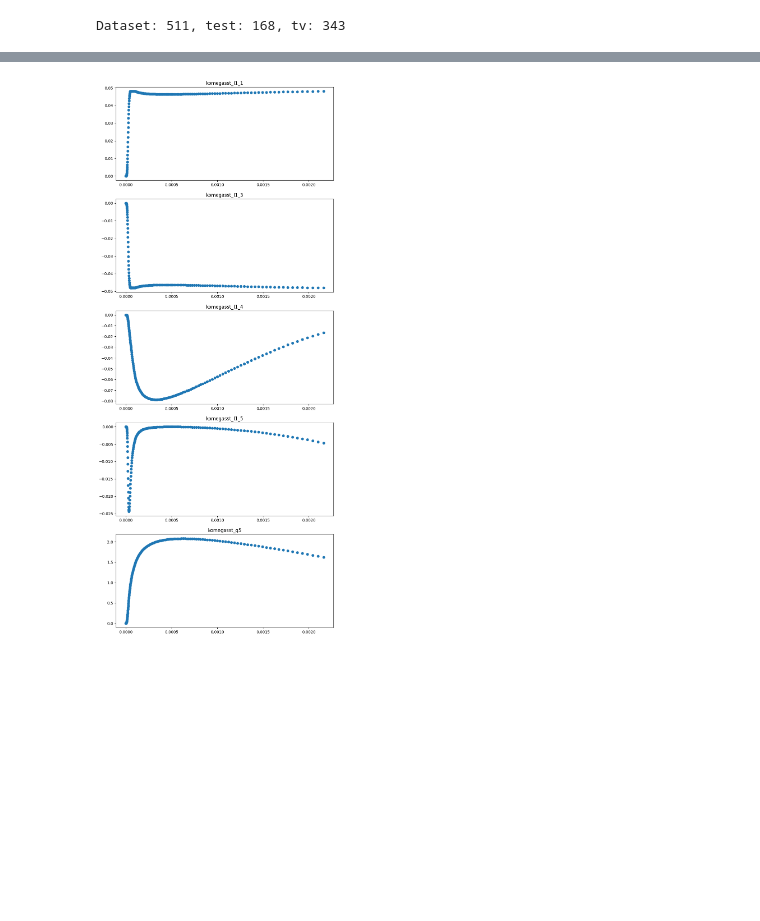
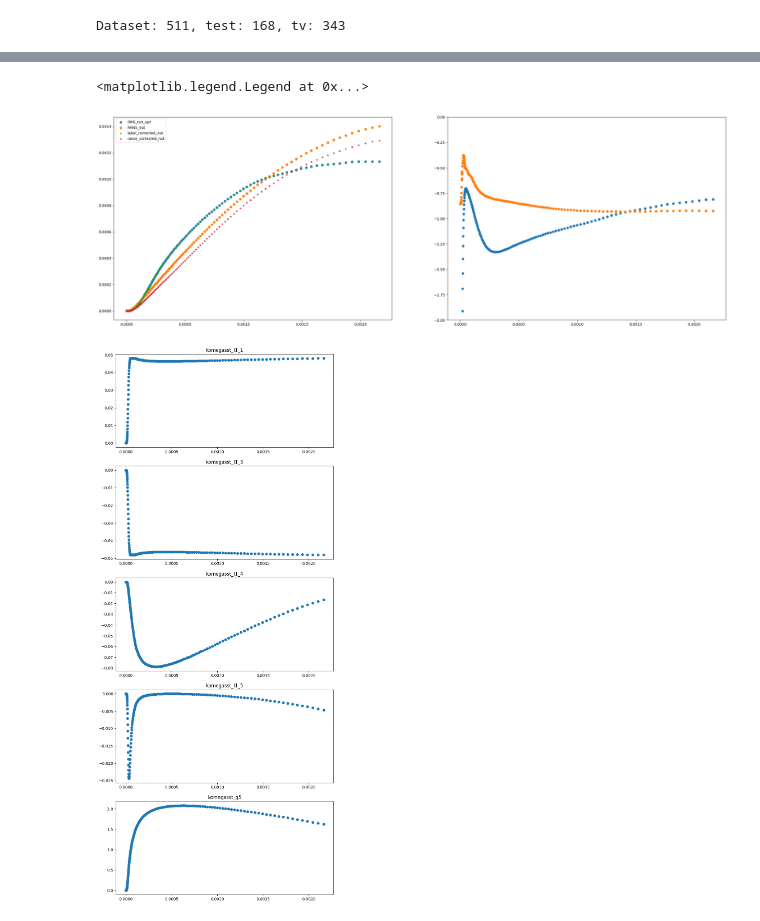
Before and after one commit to Nikhilakalia/kanTBNN, a Jupyter notebook: back2basics_fp_tbnn.ipynb, the cells around one changed output, grey strips where cells are left out. Cells and saved outputs as stored; diff of their text form; code cells hidden in the pictures; blank space fills up the shorter version.

```diff
--- a/back2basics_fp_tbnn.ipynb
+++ b/back2basics_fp_tbnn.ipynb
@@ -207,3 +228,20 @@ axs.legend()
+# %%
+fig, axs = plt.subplots(nrows=1,ncols=2,figsize=(30,10))
+axs[0].scatter(df_test['komegasst_C_2'],df_test['DNS_nut_nnls'],label='DNS_nut_opt')
+axs[0].scatter(df_test['komegasst_C_2'],df_test['komegasst_nut'],label='RANS_nut')
+axs[0].scatter(df_test['komegasst_C_2'],df_test['komegasst_nut']*np.exp(df_test['DNS_g1tilde']),s=10,label='label_corrected_nut')
+axs[0].scatter(df_test['komegasst_C_2'],df_test['komegasst_nut']*-df_test['pred_g1'],s=10,label='naive_corrected_nut')
+
+axs[1].scatter(df_test['komegasst_C_2'],-np.exp(df_test['DNS_g1tilde']),label='division')
+axs[1].scatter(df_test['komegasst_C_2'],df_test['pred_g1'],label='g1')
+
+#axs[1].scatter(df_test['komegasst_C_2'],df_test['DNS_nut_nnls']/df_test['komegasst_nut'],label='division')
+
+axs[1].set_ylim([-2,0])
+axs[0].legend()
+# %% [output]
+<matplotlib.legend.Legend at 0x...>
+[figure, added]
 # %%
 fig, axs = plt.subplots(nrows=len(model_params['input_features']),ncols=1,figsize=(10,len(model_params['input_features'])*5))
 for i, ax in enumerate(axs):
```
Also changed, not shown: parts of 6 cells of this notebook, 18 other files.
